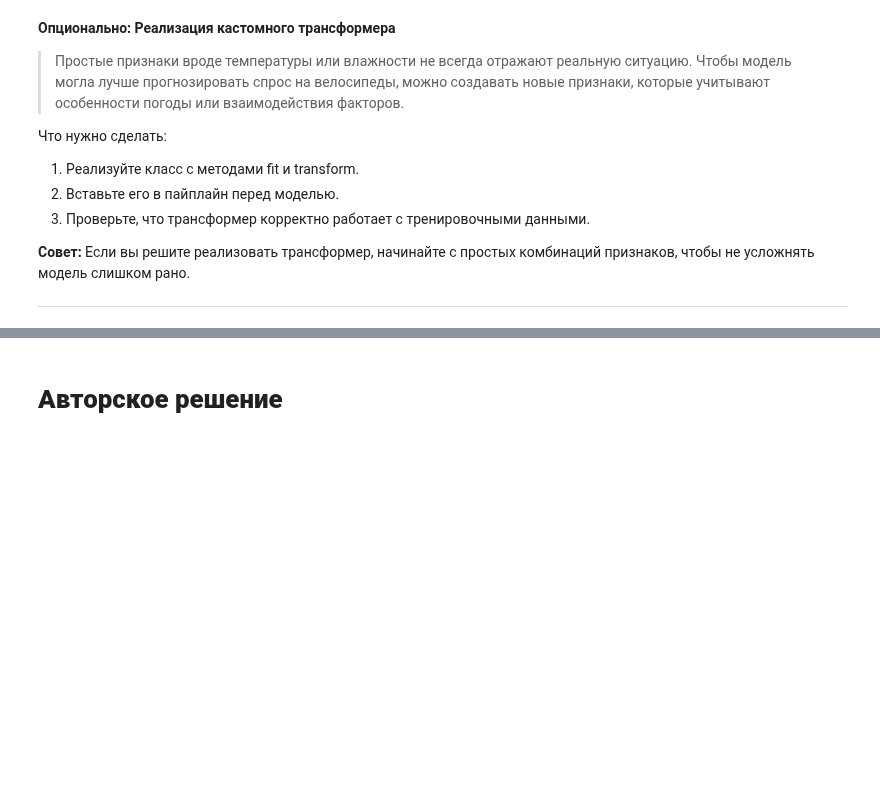
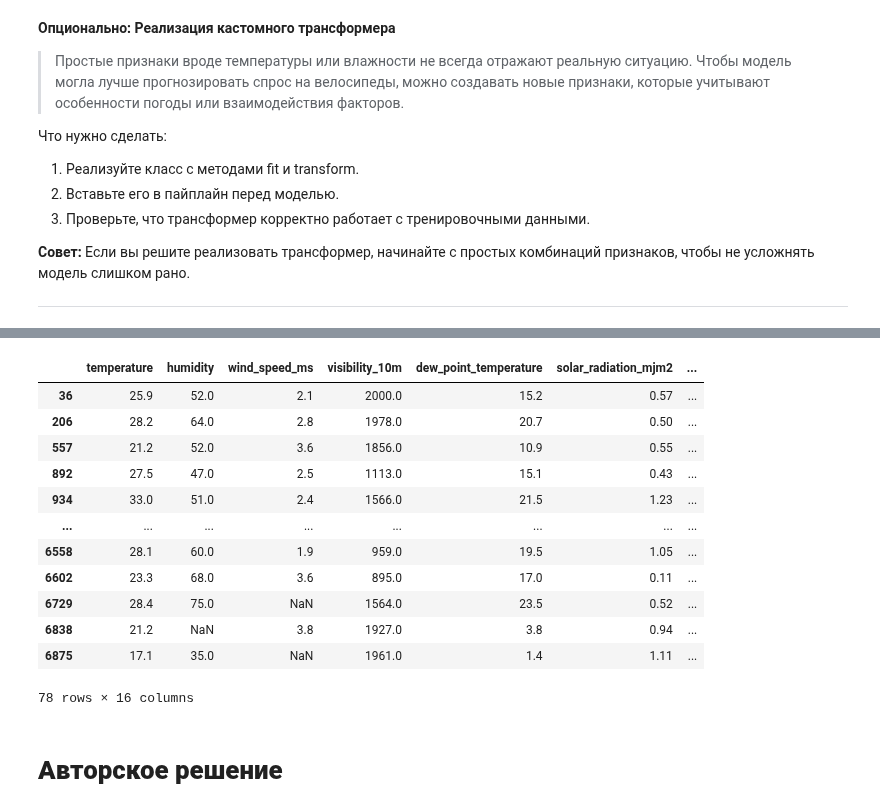
Before and after one commit to ilya-liniukhin/bikesouth_regression_problem, a Jupyter notebook: notebook.ipynb, the cells around one changed output, grey strips where cells are left out. Cells and saved outputs as stored; diff of their text form; code cells hidden in the pictures; blank space fills up the shorter version.

```diff
--- a/notebook.ipynb
+++ b/notebook.ipynb
@@ -193,2 +480,18 @@
+# %%
+df_train[df_train["rented_bike_count"] > 2500]
+# %% [output]
+|  | temperature | humidity | wind_speed_ms | visibility_10m | dew_point_temperature | solar_radiation_mjm2 | ... |
+| 36 | 25.9 | 52.0 | 2.1 | 2000.0 | 15.2 | 0.57 | ... |
+| 206 | 28.2 | 64.0 | 2.8 | 1978.0 | 20.7 | 0.50 | ... |
+| 557 | 21.2 | 52.0 | 3.6 | 1856.0 | 10.9 | 0.55 | ... |
+| 892 | 27.5 | 47.0 | 2.5 | 1113.0 | 15.1 | 0.43 | ... |
+| 934 | 33.0 | 51.0 | 2.4 | 1566.0 | 21.5 | 1.23 | ... |
+| ... | ... | ... | ... | ... | ... | ... | ... |
+| 6558 | 28.1 | 60.0 | 1.9 | 959.0 | 19.5 | 1.05 | ... |
+| 6602 | 23.3 | 68.0 | 3.6 | 895.0 | 17.0 | 0.11 | ... |
+| 6729 | 28.4 | 75.0 | NaN | 1564.0 | 23.5 | 0.52 | ... |
+| 6838 | 21.2 | NaN | 3.8 | 1927.0 | 3.8 | 0.94 | ... |
+| 6875 | 17.1 | 35.0 | NaN | 1961.0 | 1.4 | 1.11 | ... |
+78 rows × 16 columns
 # %% [markdown]
 # **Авторское решение**
```
Also changed, not shown: parts of 43 cells of this notebook, 2 other files.
